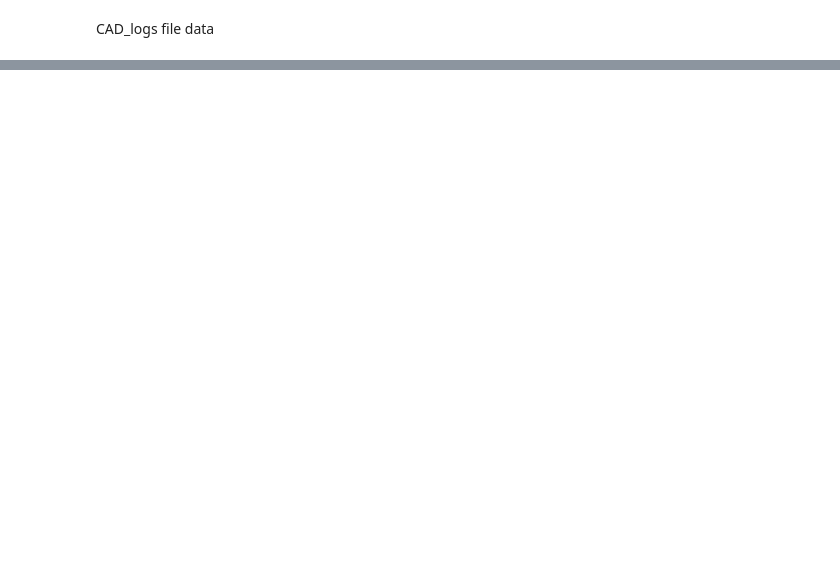
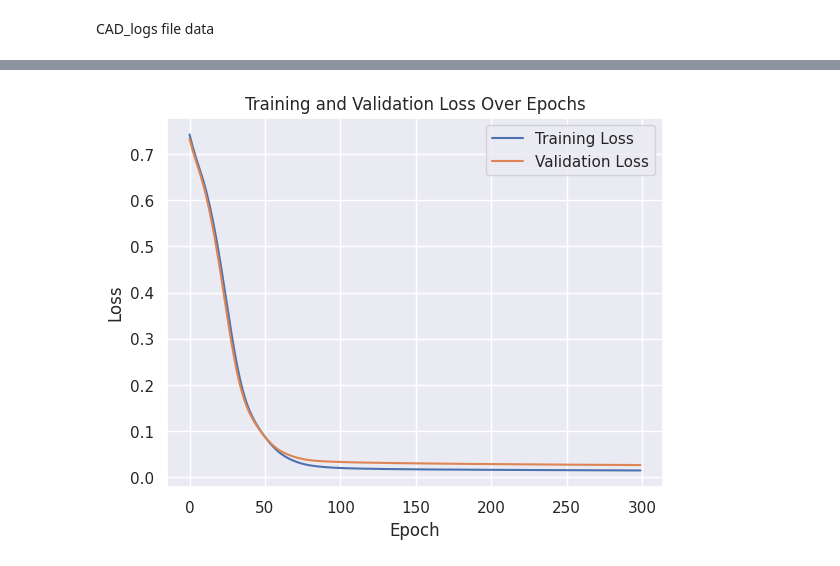
Before and after one commit to eeolga/article, a Jupyter notebook: 3D_KLO2024_data_training.ipynb, the cells around one changed output, grey strips where cells are left out. Saved outputs shown, nothing was run; the diff lists cells and outputs as text; code cells hidden in the pictures; blank space fills up the shorter version.

```diff
--- a/3D_KLO2024_data_training.ipynb
+++ b/3D_KLO2024_data_training.ipynb
@@ -300,0 +316,83 @@ weighted avg       0.99      0.99      0.99      1131
+# %%
+#  Preprocess Data
+X_train, X_test, y_train, y_test = train_test_split(X, y, test_size=0.2, random_state=42)
+scaler = StandardScaler()
+X_train = scaler.fit_transform(X_train)
+X_test = scaler.transform(X_test)
+X_train = torch.tensor(X_train, dtype=torch.float32)
+y_train = torch.tensor(y_train, dtype=torch.float32).unsqueeze(1)
+X_test = torch.tensor(X_test, dtype=torch.float32)
+y_test = torch.tensor(y_test, dtype=torch.float32).unsqueeze(1)
+
+# Define the Model
+class ImprovedNN(nn.Module):
+    def __init__(self, input_dim):
+        super(ImprovedNN, self).__init__()
+        self.layer1 = nn.Linear(input_dim, 128)
+        self.layer2 = nn.Linear(128, 64)
+        self.layer3 = nn.Linear(64, 32)
+        self.layer4 = nn.Linear(32, 1)
+
+    def forward(self, x):
+        x = torch.relu(self.layer1(x))
+        x = torch.relu(self.layer2(x))
+        x = torch.relu(self.layer3(x))
+        x = torch.sigmoid(self.layer4(x))
+        return x
+
+input_dim = X_train.shape[1]
+model = ImprovedNN(input_dim)
+
+# SDefine Loss Function and Optimizer
+criterion = nn.BCELoss()  # Binary Cross-Entropy Loss
+optimizer = optim.Adam(model.parameters(), lr=0.001)
+
+# Train the Model
+num_epochs = 300
+training_losses = []
+validation_losses = []
+
+for epoch in range(num_epochs):
+    model.train()
+    outputs = model(X_train)
+    loss = criterion(outputs, y_train)
+    optimizer.zero_grad()
+    loss.backward()
+    optimizer.step()
+    training_losses.append(loss.item())
+
+    model.eval()
+    with torch.no_grad():
+        val_outputs = model(X_test)
+        val_loss = criterion(val_outputs, y_test)
+        validation_losses.append(val_loss.item())
+
+    if (epoch+1) % 30 == 0:
+        print(f'Epoch [{epoch+1}/{num_epochs}], Loss: {loss.item():.4f}, Val Loss: {val_loss.item():.4f}')
+
+plt.plot(training_losses, label='Training Loss')
+plt.plot(validation_losses, label='Validation Loss')
+plt.xlabel('Epoch')
+plt.ylabel('Loss')
+plt.title('Training and Validation Loss Over Epochs')
+plt.legend()
+plt.show()
+
+# Evaluate the Model
+model.eval()
+with torch.no_grad():
+    raw_outputs = model(X_test)
+    print(f'Raw outputs (first 10): {raw_outputs[:10].flatten()}')
+
+    # Adjust threshold if necessary
+    threshold = 0.5
+    y_predicted = (raw_outputs > threshold).float()
+    unique_values = y_predicted.unique()
+    print(f'Unique values in predictions with threshold {threshold}: {unique_values}')
+
+    y_test_flat = y_test.flatten()
+    if len(unique_values) == 1:
+        print(f'Only one class ({unique_values.item()}) predicted with threshold {threshold}.')
+    else:
+        print(classification_report(y_test_flat, y_predicted, target_names=['class 0', 'class 1']))
+# %% [output]
@@ -300,0 +409 @@ weighted avg       0.99      0.99      0.99      1131
+[figure, added]
```
Also changed, not shown: parts of 12 cells of this notebook.
